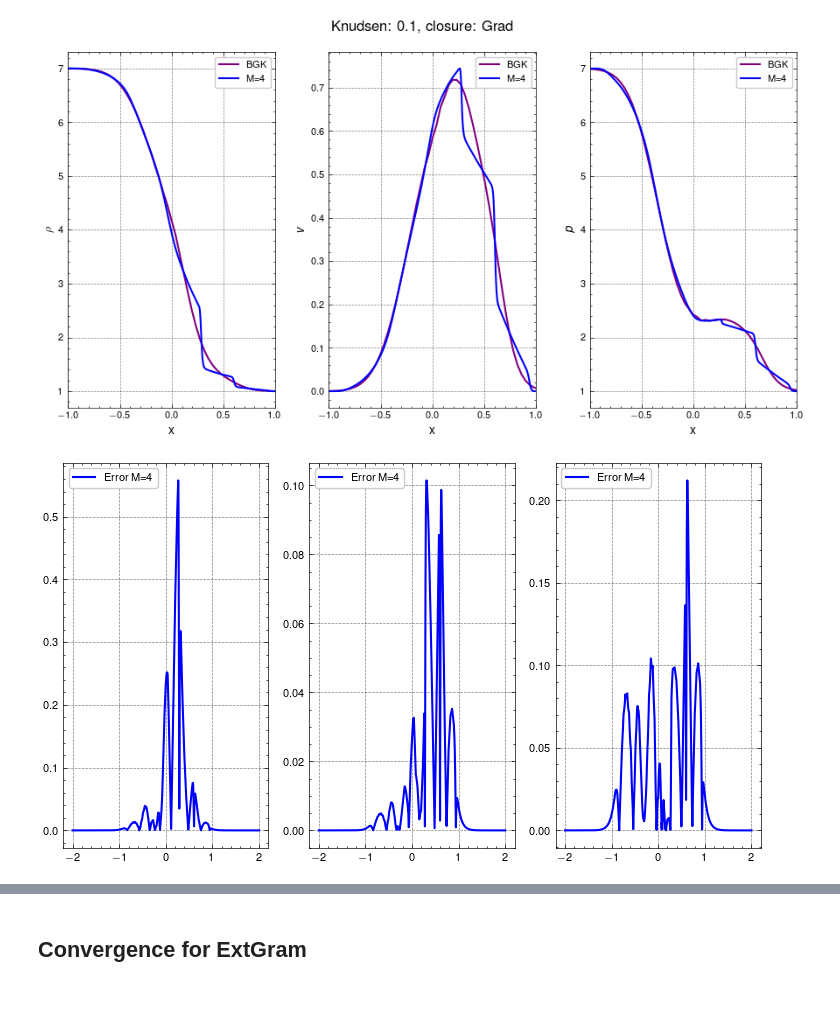
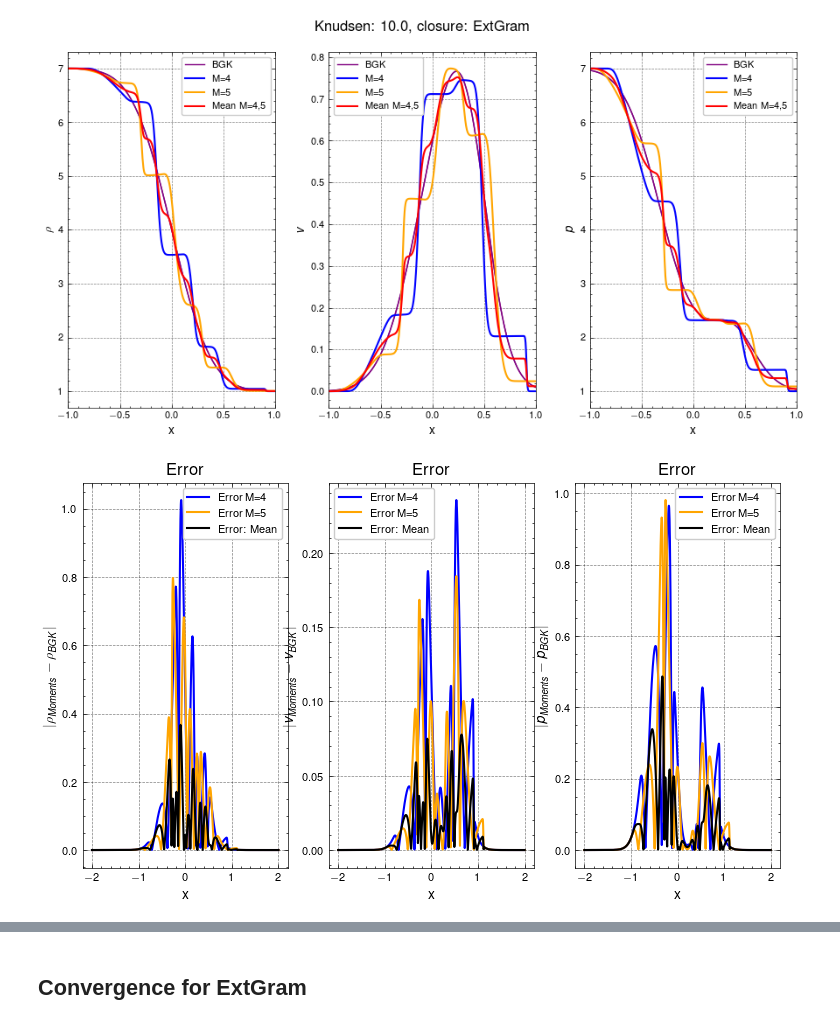
Before and after one commit to JanHab/ExtGram.jl, a Jupyter notebook: notebooks/AnalyzeEigenvalues.ipynb, the cells around one changed output, grey strips where cells are left out. Saved outputs shown, nothing was run; the diff lists cells and outputs as text; code cells hidden in the pictures; blank space fills up the shorter version.

Commit message:
plotting for different Kn

```diff
--- a/notebooks/AnalyzeEigenvalues.ipynb
+++ b/notebooks/AnalyzeEigenvalues.ipynb
@@ -25,11 +25,11 @@ plt.rcParams.update({
 })
 # %%
 # Solver and simulation parameters
-# M_vector = [4, 5, 6, 7, 8]
+# M_vector = [4, 5, 6, 7, 8, 9]
 M_vector = [4, 5]#!, 6, 8]
-closure_vec = ["Gram", "ExtGram", "Grad"] # Grad for M=5 diverged -> negative density
-Knudsen = [0.1, 1.0]
-source = "relaxation_source"
+closure_vec = ["Gram", "ExtGram", "Grad"] # Grad for M=5 (Kn=1.0 and -> infty) diverged -> negative density
+Knudsen = [0.1, 1.0, 10.0]
+source_vec = ["relaxation_source", "relaxation_source", "zero_source"]
 T_end = 0.3
 base_tree_level = 10
 polydeg = 1
@@ -57,2 +84,3 @@ c_R = 6.0
 # %%
 colors = ['blue', 'orange', 'green', 'red', 'purple']
+linestyles = ['--', '-', ':']
@@ -120,6 +234,12 @@ for Kn in Knudsen:
 # %%
-for Kn in Knudsen:
+Moments = [4, 5]
+
+for i in range(len(Knudsen)):
+    Kn = Knudsen[i]
+    source = source_vec[i]
     for closure in closure_vec:
+        if closure != "ExtGram":
+            continue # only interested in Extended Gramian here
         fig, axs = plt.subplots(1, 3)
         fig.suptitle(f'Knudsen: {Kn}, closure: {closure}')
         fig_error, axs_error = plt.subplots(1, 3)
@@ -133,19 +253,26 @@ for Kn in Knudsen:
         [ax.set_ylabel(label) for ax, label in zip([ax_rho, ax_v, ax_p], ['$\\rho$', '$v$', '$p$'])]
 
         # BGK
-        data_bgk = pd.read_csv(f'../out/Riemann1D/BGK/bgk_solution_N{N}_c_l{c_L}_c_u{c_R}_Kn{Kn}_source{source}_T_end{T_end}_rho_L{rho_L}_rho_R{rho_R}_v_L{v_L}_v_R{v_R}_theta_L{theta_L}_theta_R{theta_R}_base_tree_level{base_tree_level_bgk}_polydeg{polydeg}_x_left{x_left_BGK}_x_right{x_right_BGK}_rho_v_p.csv')
+        if source == "relaxation_source":
+            data_bgk = pd.read_csv(f'../out/Riemann1D/BGK/bgk_solution_N{N}_c_l{c_L}_c_u{c_R}_Kn{Kn}_source{source}_T_end{T_end}_rho_L{rho_L}_rho_R{rho_R}_v_L{v_L}_v_R{v_R}_theta_L{theta_L}_theta_R{theta_R}_base_tree_level{base_tree_level_bgk}_polydeg{polydeg}_x_left{x_left_BGK}_x_right{x_right_BGK}_rho_v_p.csv')
 
-        x_bgk = data_bgk['x'].to_numpy()
+            x_bgk = data_bgk['x'].to_numpy()
+            rho_bgk = data_bgk['rho'].to_numpy()
+            v_bgk = data_bgk['v'].to_numpy()
+            p_bgk = data_bgk['p'].to_numpy()
+            theta_bgk = p_bgk / rho_bgk
+        else:
+            x_bgk = Nx
+            rho_bgk = rho_T
+            v_bgk = v_T
+            p_bgk = p_T
+            ax_rho.plot(Nx, rho_T, color=colors[4])
+            ax_v.plot(Nx, v_T, color=colors[4])
+            ax_p.plot(Nx, p_T, color=colors[4])
 
-        rho_bgk = data_bgk['rho'].to_numpy()
-        ax_rho.plot(x_bgk, rho_bgk, color=colors[4], lw=1.5, label='BGK')
-
-        v_bgk = data_bgk['v'].to_numpy()
-        ax_v.plot(x_bgk, v_bgk, color=colors[4], lw=1.5, label='BGK')
-
-        p_bgk = data_bgk['p'].to_numpy()
-        theta_bgk = p_bgk / rho_bgk
-        ax_p.plot(x_bgk, p_bgk, color=colors[4], lw=1.5, label='BGK')
+        ax_rho.plot(x_bgk, rho_bgk, color=colors[4], label='BGK')
+        ax_v.plot(x_bgk, v_bgk, color=colors[4], label='BGK')
+        ax_p.plot(x_bgk, p_bgk, color=colors[4], label='BGK')
 
         rho_bgk_fct = lambda x_val: np.interp(x_val, x_bgk, rho_bgk)
         v_bgk_fct = lambda x_val: np.interp(x_val, x_bgk, v_bgk)
@@ -153,7 +280,7 @@ for Kn in Knudsen:
 
         rho_vector, v_vector, p_vector = [], [], []
 
-        for i, M in enumerate([4, 5]):
+        for i, M in enumerate(Moments):
             if closure == "Grad" and M==5:
                 continue # diverged
             # Moments
@@ -182,9 +309,9 @@ for Kn in Knudsen:
             v_mean = 0.5 * (v_vector[0] + v_vector[1])
             p_mean = 0.5 * (p_vector[0] + p_vector[1])
 
-            ax_rho.plot(x, rho_mean, color=colors[3], lw=1.5, label='Mean M=4,5')
-            ax_v.plot(x, v_mean, color=colors[3], lw=1.5, label='Mean M=4,5')
-            ax_p.plot(x, p_mean, color=colors[3], lw=1.5, label='Mean M=4,5')
+            ax_rho.plot(x, rho_mean, color=colors[3], lw=1.5, label=f'Mean M={Moments[0]},{Moments[1]}')
+            ax_v.plot(x, v_mean, color=colors[3], lw=1.5, label=f'Mean M={Moments[0]},{Moments[1]}')
+            ax_p.plot(x, p_mean, color=colors[3], lw=1.5, label=f'Mean M={Moments[0]},{Moments[1]}')
 
         ax_rho.legend()
         ax_v.legend()
@@ -217,2 +344,2 @@ for Kn in Knudsen:
-[figure, old version]
+[figure, new version]
-[figure, old version]
+[figure, new version]
```
Also changed, not shown: parts of 11 cells of this notebook, 1 other file.
